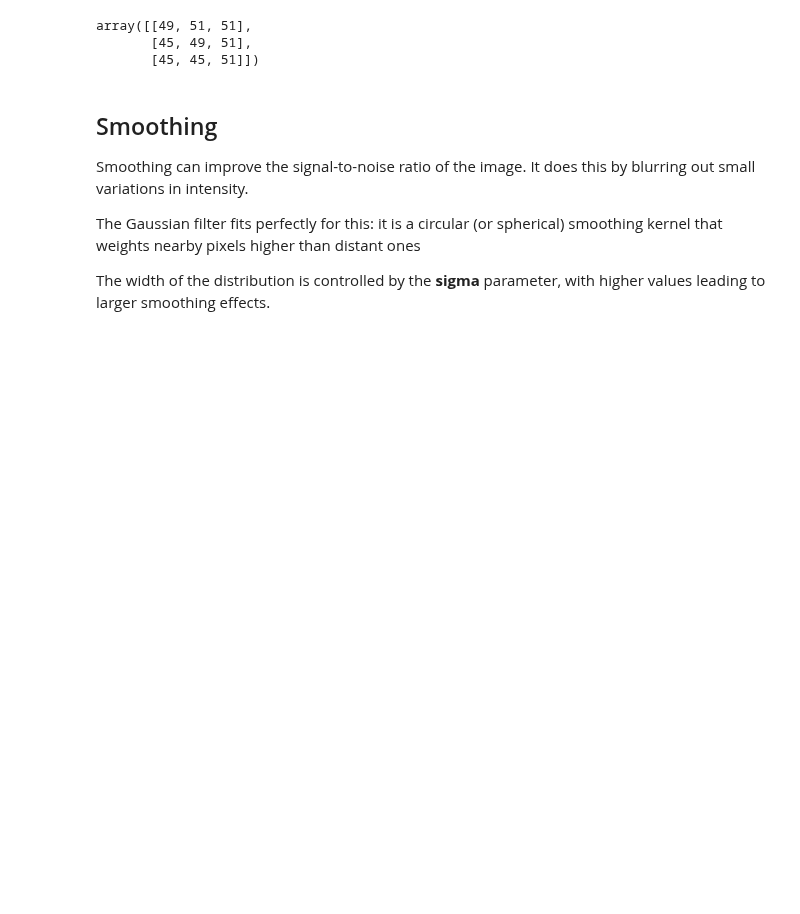
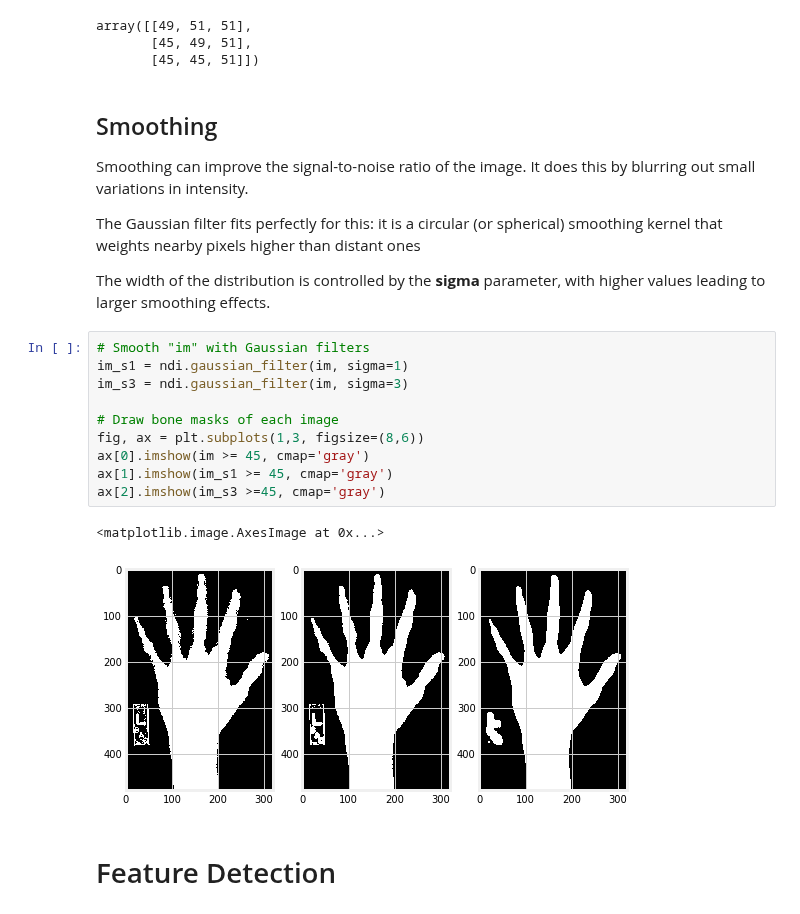
Before and after one commit to Venkat-Rajgopal/Medical-Image-Analysis, a Jupyter notebook: Masking_and_filtering.ipynb, the cells around one changed output. Saved outputs shown, nothing was run; the diff lists cells and outputs as text; blank space fills up the shorter version.

```diff
--- a/Masking_and_filtering.ipynb
+++ b/Masking_and_filtering.ipynb
@@ -204,3 +204,18 @@ Smoothing can improve the signal-to-noise ratio of the image. It does this by bl
 The Gaussian filter fits perfectly for this: it is a circular (or spherical) smoothing kernel that weights nearby pixels higher than distant ones
 
 The width of the distribution is controlled by the **sigma** parameter, with higher values leading to larger smoothing effects.
+# %%
+# Smooth "im" with Gaussian filters
+im_s1 = ndi.gaussian_filter(im, sigma=1)
+im_s3 = ndi.gaussian_filter(im, sigma=3)
+
+# Draw bone masks of each image
+fig, ax = plt.subplots(1,3, figsize=(8,6))
+ax[0].imshow(im >= 45, cmap='gray')
+ax[1].imshow(im_s1 >= 45, cmap='gray')
+ax[2].imshow(im_s3 >=45, cmap='gray')
+# %% [output]
+<matplotlib.image.AxesImage at 0x...>
+[figure, added]
+# %% [markdown]
+# Feature Detection
```
Also changed, not shown: parts of 9 cells of this notebook, 1 other file.
